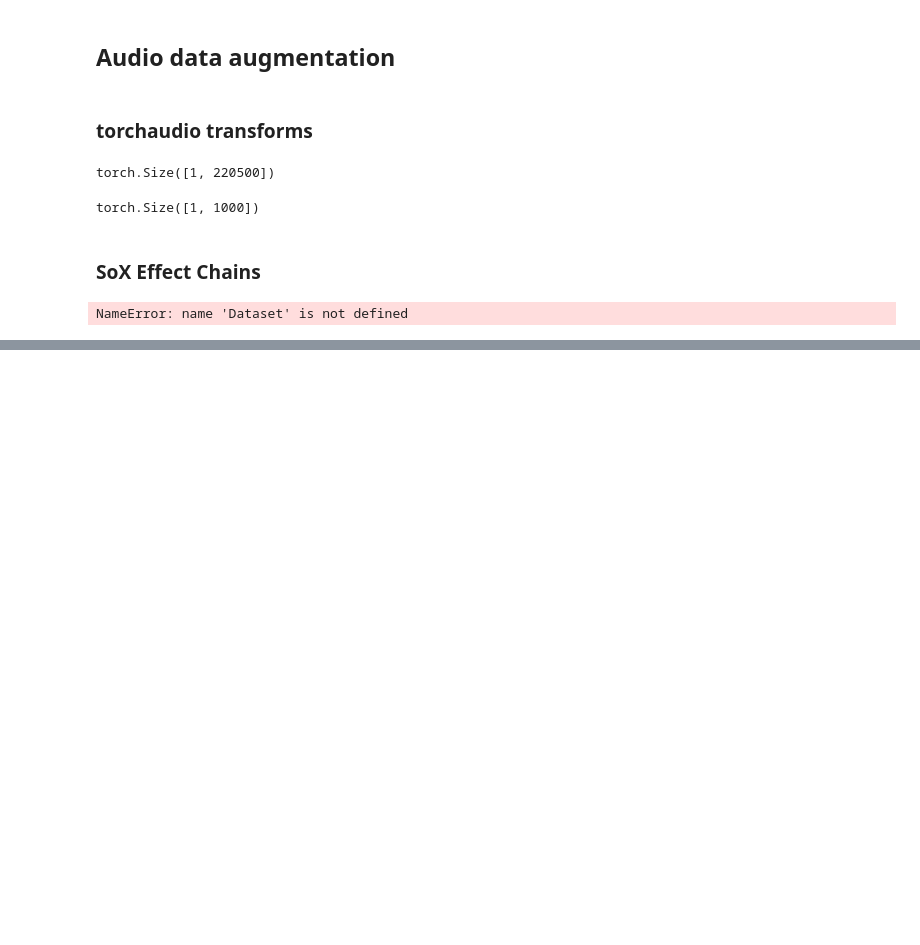
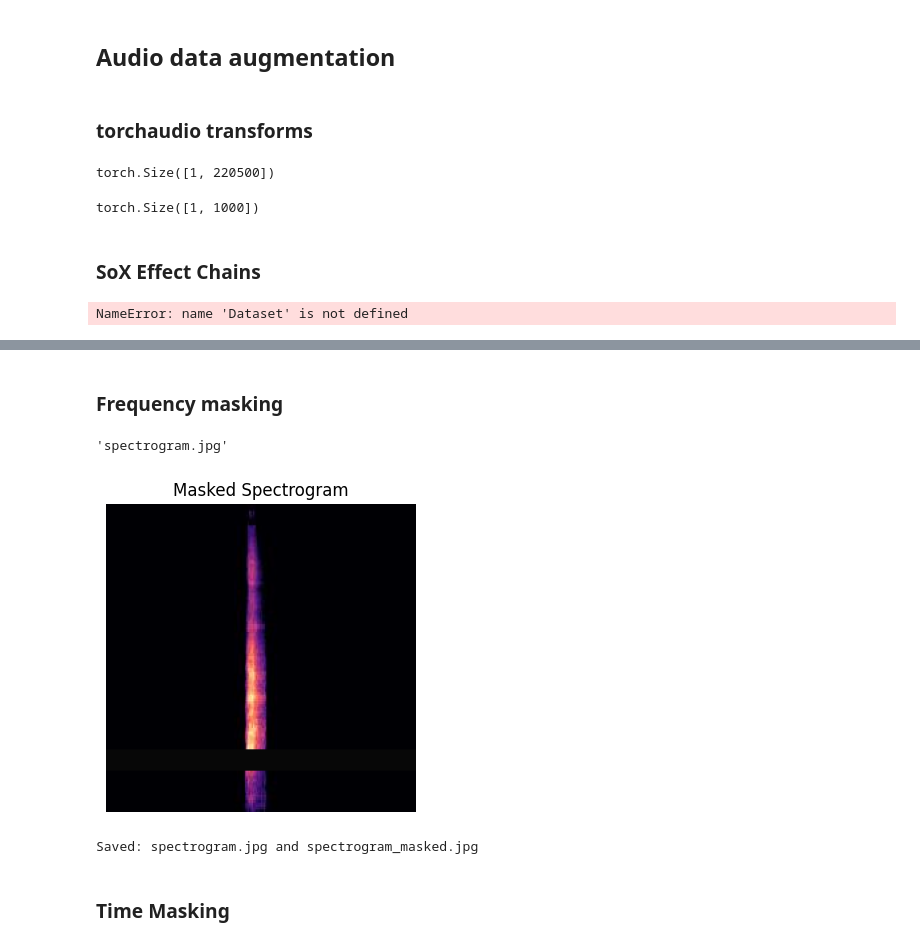
Before and after one commit to PHM1605/programming-pytorch-for-deep-learning-pointer, a Jupyter notebook: chapter6.ipynb, the cells around one changed output, grey strips where cells are left out. Cells and saved outputs as stored; diff of their text form; code cells hidden in the pictures; blank space fills up the shorter version.

```diff
--- a/chapter6.ipynb
+++ b/chapter6.ipynb
@@ -696,0 +683,2 @@ dataset = ESC50WithPitchChange("
+# %% [markdown]
+### Frequency masking
@@ -696,0 +717,34 @@ dataset = ESC50WithPitchChange("
+# %%
+wav_in = "../ESC-50/train/1-100032-A-0.wav"
+jpg_out = "spectrogram.jpg"
+masked_out = "spectrogram_masked.jpg"
+wav_to_spectrogram_jpg(wav_in, jpg_out)
+# %% [output]
+'spectrogram.jpg'
+# %%
+def load_spectrogram_as_tensor(img_path):
+    img = Image.open(img_path).convert("RGB")
+    return T.ToTensor()(img) # (3,H,W)
+spec = load_spectrogram_as_tensor(jpg_out)
+# %%
+def visualize_and_save_masked(tensor, out_path):
+    to_pil = T.ToPILImage()
+    img_masked = to_pil(tensor)
+    img_masked.save(out_path, quality=95)
+
+    plt.figure(figsize=(4,4))
+    plt.imshow(img_masked)
+    plt.axis("off")
+    plt.title("Masked Spectrogram")
+    plt.show()
+    return out_path
+
+fm = FrequencyMask(max_width=30, use_mean=True)
+masked = fm(spec.clone())
+visualize_and_save_masked(masked, masked_out)
+print("Saved:", jpg_out, "and", masked_out)
+# %% [output]
+[figure, added]
+Saved: spectrogram.jpg and spectrogram_masked.jpg
+# %% [markdown]
+### Time Masking
```
Also changed, not shown: parts of 15 cells of this notebook, 8 other files.
